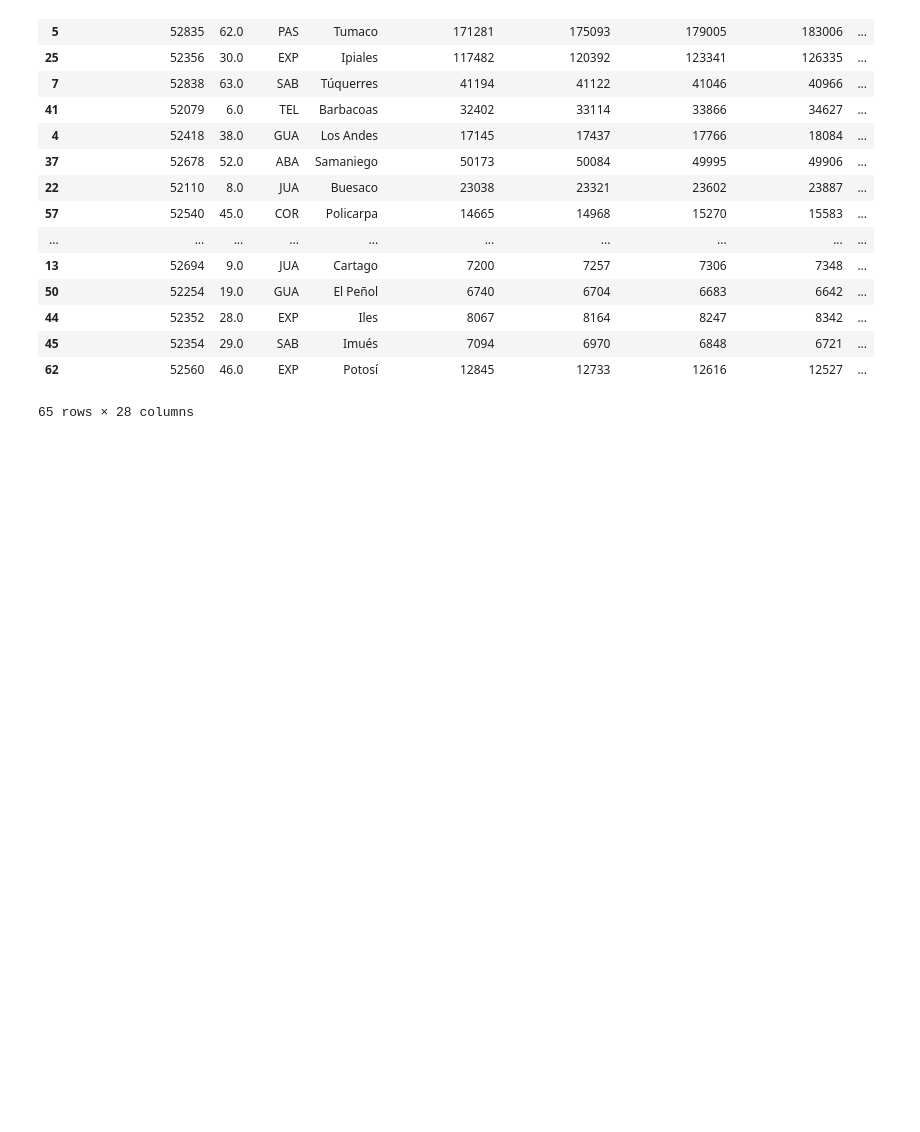
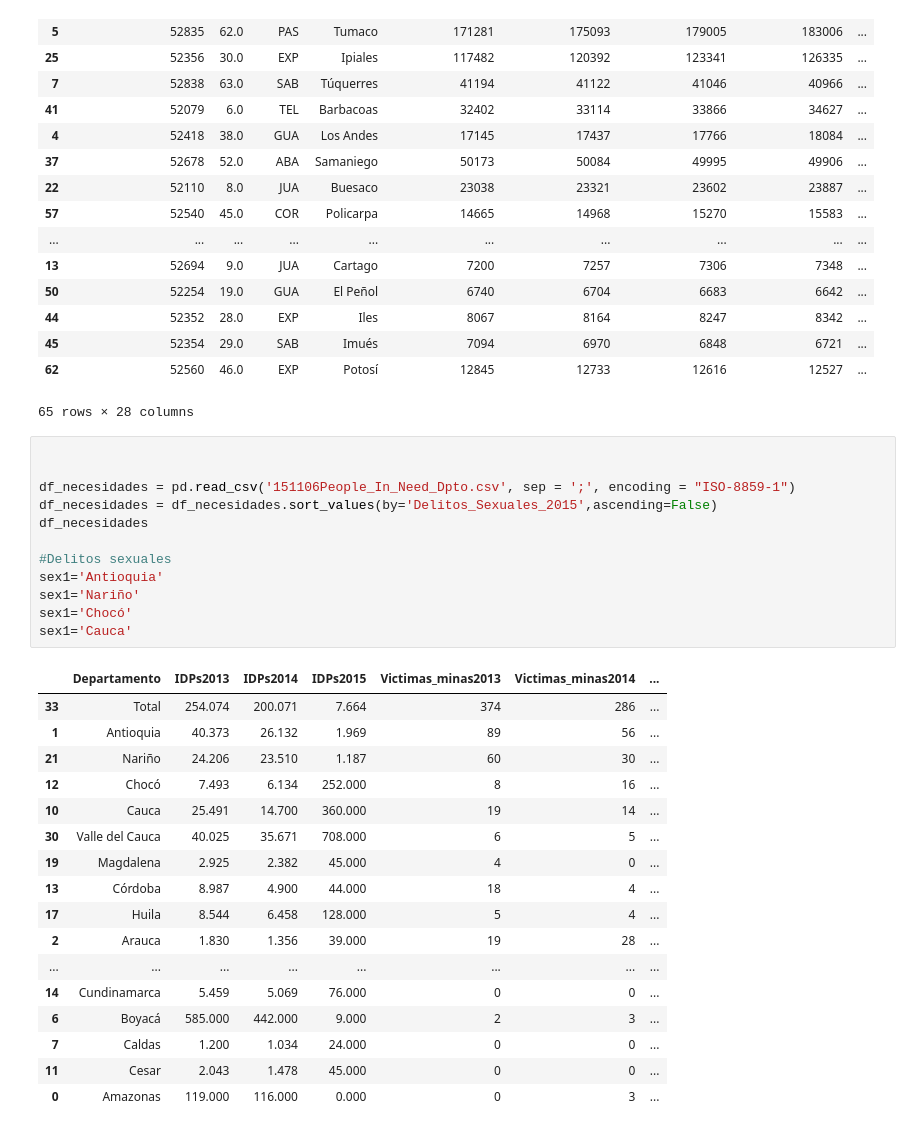
Before and after one commit to persas/Hack4Good, a Jupyter notebook: Conclusiones.ipynb, the cells around one changed output. Cells and saved outputs as stored; diff of their text form; blank space fills up the shorter version.

Commit message:
necesidades y delitos sexuales

```diff
--- a/Conclusiones.ipynb
+++ b/Conclusiones.ipynb
@@ -96,3 +100,33 @@ df_violencia
 | 45 | 52354 | 29.0 | SAB | Imués | 7094 | 6970 | 6848 | 6721 | ... |
 | 62 | 52560 | 46.0 | EXP | Potosí | 12845 | 12733 | 12616 | 12527 | ... |
 65 rows × 28 columns
+# %%
+
+
+df_necesidades = pd.read_csv('151106People_In_Need_Dpto.csv', sep = ';', encoding = "ISO-8859-1")
+df_necesidades = df_necesidades.sort_values(by='Delitos_Sexuales_2015',ascending=False)
+df_necesidades
+
+#Delitos sexuales
+sex1='Antioquia'
+sex1='Nariño'
+sex1='Chocó'
+sex1='Cauca'
+# %% [output]
+|  | Departamento | IDPs2013 | IDPs2014 | IDPs2015 | Victimas_minas2013 | Victimas_minas2014 | ... |
+| 33 | Total | 254.074 | 200.071 | 7.664 | 374 | 286 | ... |
+| 1 | Antioquia | 40.373 | 26.132 | 1.969 | 89 | 56 | ... |
+| 21 | Nariño | 24.206 | 23.510 | 1.187 | 60 | 30 | ... |
+| 12 | Chocó | 7.493 | 6.134 | 252.000 | 8 | 16 | ... |
+| 10 | Cauca | 25.491 | 14.700 | 360.000 | 19 | 14 | ... |
+| 30 | Valle del Cauca | 40.025 | 35.671 | 708.000 | 6 | 5 | ... |
+| 19 | Magdalena | 2.925 | 2.382 | 45.000 | 4 | 0 | ... |
+| 13 | Córdoba | 8.987 | 4.900 | 44.000 | 18 | 4 | ... |
+| 17 | Huila | 8.544 | 6.458 | 128.000 | 5 | 4 | ... |
+| 2 | Arauca | 1.830 | 1.356 | 39.000 | 19 | 28 | ... |
+| ... | ... | ... | ... | ... | ... | ... | ... |
+| 14 | Cundinamarca | 5.459 | 5.069 | 76.000 | 0 | 0 | ... |
+| 6 | Boyacá | 585.000 | 442.000 | 9.000 | 2 | 3 | ... |
+| 7 | Caldas | 1.200 | 1.034 | 24.000 | 0 | 0 | ... |
+| 11 | Cesar | 2.043 | 1.478 | 45.000 | 0 | 0 | ... |
+| 0 | Amazonas | 119.000 | 116.000 | 0.000 | 0 | 3 | ... |
```
Also changed, not shown: parts of 1 cell of this notebook.
